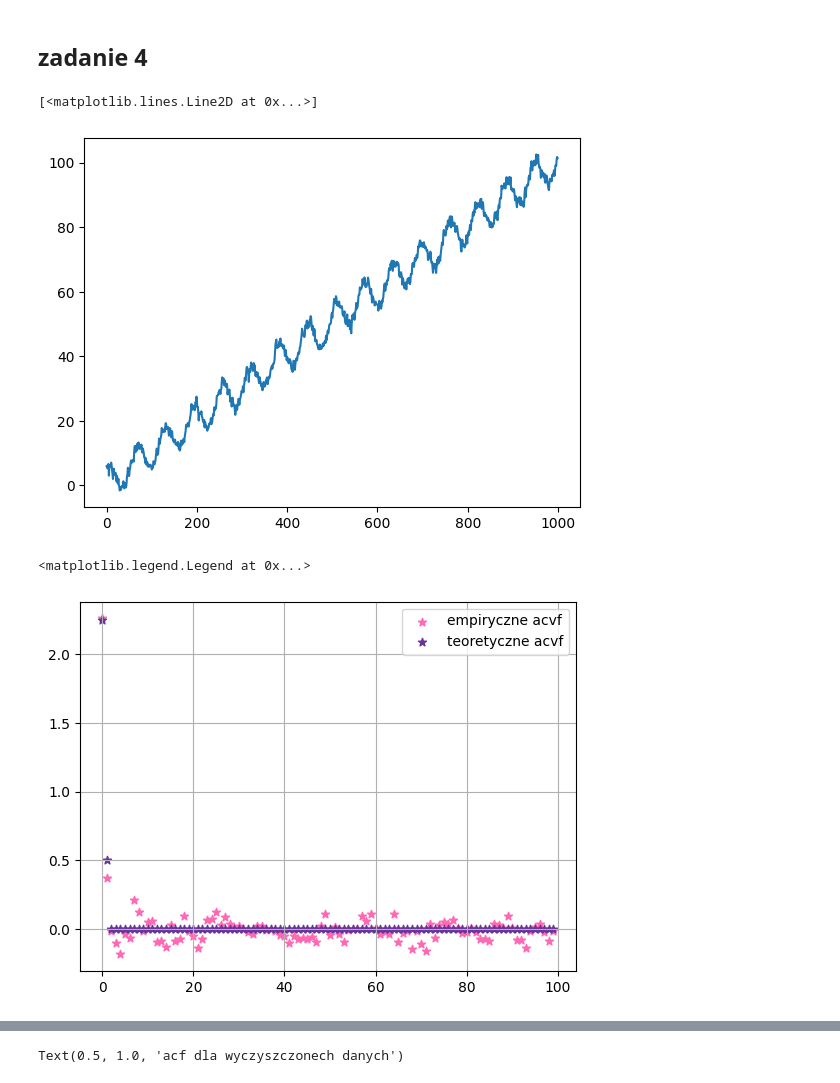
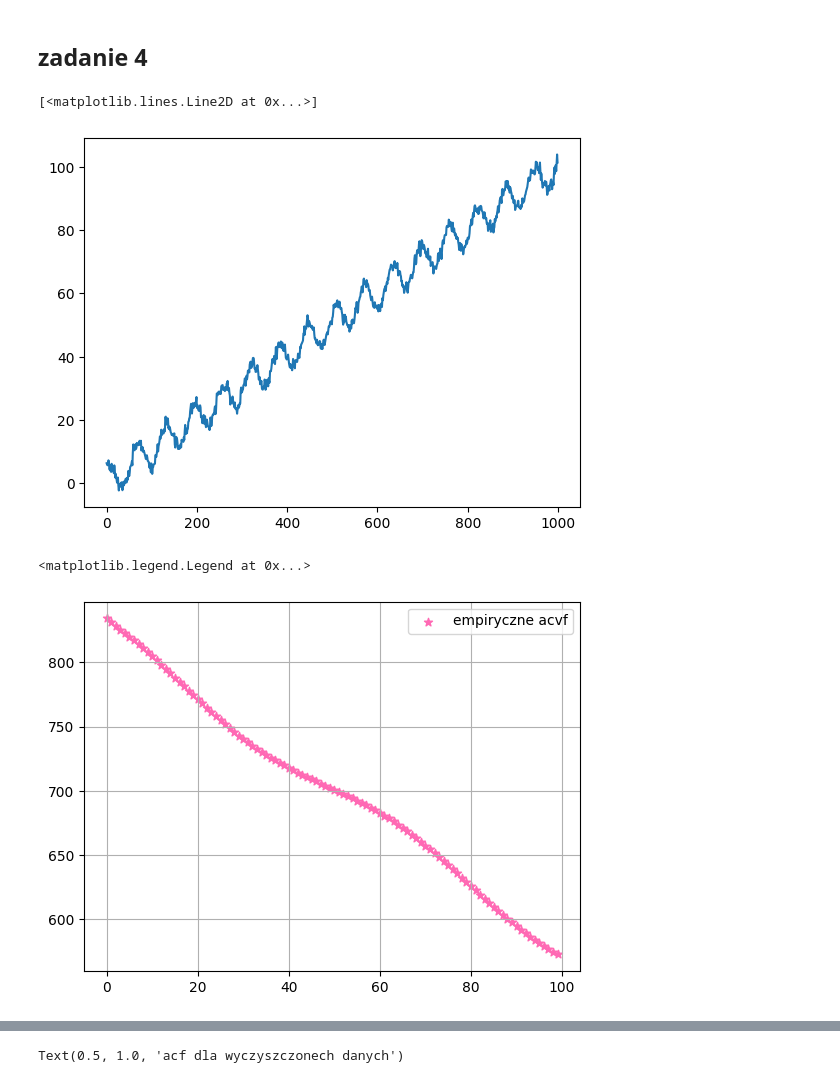
Before and after one commit to MariaNowacka/kaszcz, a Jupyter notebook: lista5_kaszcz.ipynb, the cells around one changed output, grey strips where cells are left out. Drawn from its saved outputs; the diff is of its cells as text; code cells hidden in the pictures.

```diff
--- a/lista5_kaszcz.ipynb
+++ b/lista5_kaszcz.ipynb
@@ -78,6 +78,7 @@ d = 0.1
 e = 1
 sigma = 1
 theta = 0.5
+n = 10**3
 # %%
 def m(t):
   return a*t + b
@@ -101,4 +102,4 @@ X = gen_Xt(n = 1000)
 plt.plot(t, X)
 # %% [output]
 [<matplotlib.lines.Line2D at 0x...>]
-[figure, old version]
+[figure, new version]
@@ -106,14 +117,13 @@ plt.plot(t, X)
 acvf = []
 hs = np.arange(n)
 for h in hs:
-    acvf.append(sampleACVF(Y, h))
-teo = [teoACVF(h) for h in hs[0:100]]
+    acvf.append(sampleACVF(X, h))
 # %%
 plt.scatter(hs[:100], acvf[:100], marker = '*', color = 'hotpink', label = 'empiryczne acvf'); plt.grid()
-plt.scatter(hs[:100], teo, marker = '*', color = 'rebeccapurple', label = 'teoretyczne acvf'); plt.legend()
+plt.legend()
 # %% [output]
 <matplotlib.legend.Legend at 0x...>
-[figure, old version]
+[figure, new version]
 # %%
 def oblicz_regresje(x, y):
     # Obliczenie współczynnika b1
```
Also changed, not shown: parts of 10 cells of this notebook.
